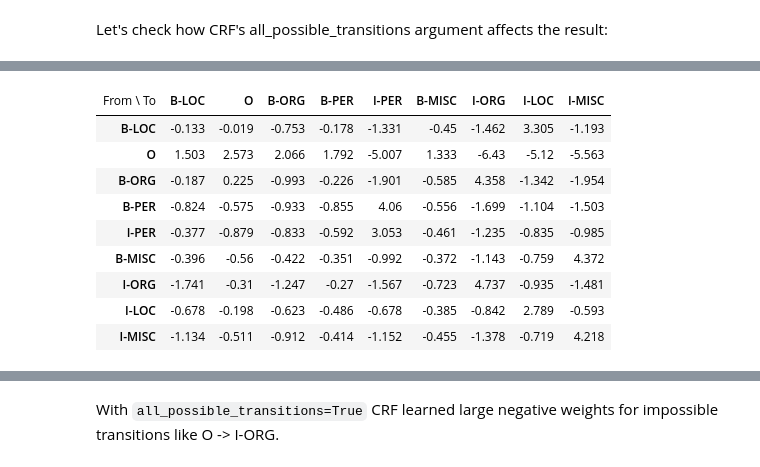
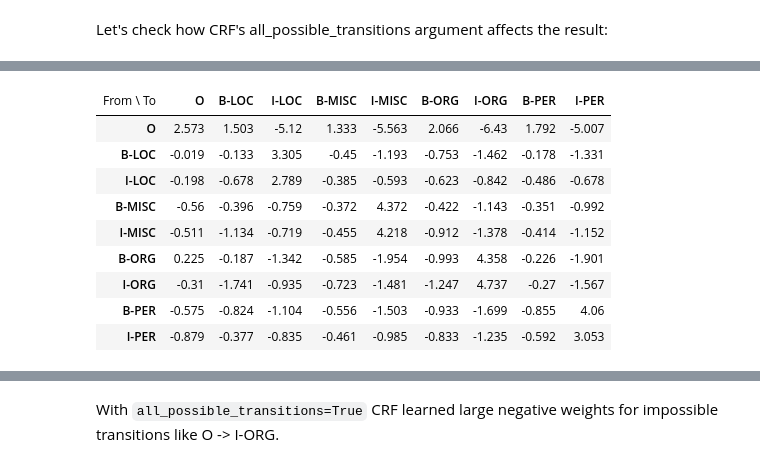
Before and after one commit to TeamHG-Memex/eli5, a Jupyter notebook: notebooks/sklearn-crfsuite.ipynb, the cells around one changed output, grey strips where cells are left out. Saved outputs shown, nothing was run; the diff lists cells and outputs as text; code cells hidden in the pictures.

```diff
--- a/notebooks/sklearn-crfsuite.ipynb
+++ b/notebooks/sklearn-crfsuite.ipynb
@@ -152,14 +152,13 @@ Wall time: 15.8 s
 # %%
-expl = explain_weights(crf, top=20)
-expl
+explain_weights(crf, top=20)
 # %% [output]
-| From \ To | B-LOC | O | B-ORG | B-PER | I-PER | B-MISC | I-ORG | I-LOC | I-MISC |
-| B-LOC | -0.133 | -0.019 | -0.753 | -0.178 | -1.331 | -0.45 | -1.462 | 3.305 | -1.193 |
-| O | 1.503 | 2.573 | 2.066 | 1.792 | -5.007 | 1.333 | -6.43 | -5.12 | -5.563 |
-| B-ORG | -0.187 | 0.225 | -0.993 | -0.226 | -1.901 | -0.585 | 4.358 | -1.342 | -1.954 |
-| B-PER | -0.824 | -0.575 | -0.933 | -0.855 | 4.06 | -0.556 | -1.699 | -1.104 | -1.503 |
-| I-PER | -0.377 | -0.879 | -0.833 | -0.592 | 3.053 | -0.461 | -1.235 | -0.835 | -0.985 |
-| B-MISC | -0.396 | -0.56 | -0.422 | -0.351 | -0.992 | -0.372 | -1.143 | -0.759 | 4.372 |
-| I-ORG | -1.741 | -0.31 | -1.247 | -0.27 | -1.567 | -0.723 | 4.737 | -0.935 | -1.481 |
-| I-LOC | -0.678 | -0.198 | -0.623 | -0.486 | -0.678 | -0.385 | -0.842 | 2.789 | -0.593 |
-| I-MISC | -1.134 | -0.511 | -0.912 | -0.414 | -1.152 | -0.455 | -1.378 | -0.719 | 4.218 |
+| From \ To | O | B-LOC | I-LOC | B-MISC | I-MISC | B-ORG | I-ORG | B-PER | I-PER |
+| O | 2.573 | 1.503 | -5.12 | 1.333 | -5.563 | 2.066 | -6.43 | 1.792 | -5.007 |
+| B-LOC | -0.019 | -0.133 | 3.305 | -0.45 | -1.193 | -0.753 | -1.462 | -0.178 | -1.331 |
+| I-LOC | -0.198 | -0.678 | 2.789 | -0.385 | -0.593 | -0.623 | -0.842 | -0.486 | -0.678 |
+| B-MISC | -0.56 | -0.396 | -0.759 | -0.372 | 4.372 | -0.422 | -1.143 | -0.351 | -0.992 |
+| I-MISC | -0.511 | -1.134 | -0.719 | -0.455 | 4.218 | -0.912 | -1.378 | -0.414 | -1.152 |
+| B-ORG | 0.225 | -0.187 | -1.342 | -0.585 | -1.954 | -0.993 | 4.358 | -0.226 | -1.901 |
+| I-ORG | -0.31 | -1.741 | -0.935 | -0.723 | -1.481 | -1.247 | 4.737 | -0.27 | -1.567 |
+| B-PER | -0.575 | -0.824 | -1.104 | -0.556 | -1.503 | -0.933 | -1.699 | -0.855 | 4.06 |
+| I-PER | -0.879 | -0.377 | -0.835 | -0.461 | -0.985 | -0.833 | -1.235 | -0.592 | 3.053 |
```
Also changed, not shown: parts of 10 cells of this notebook, 4 other files.
